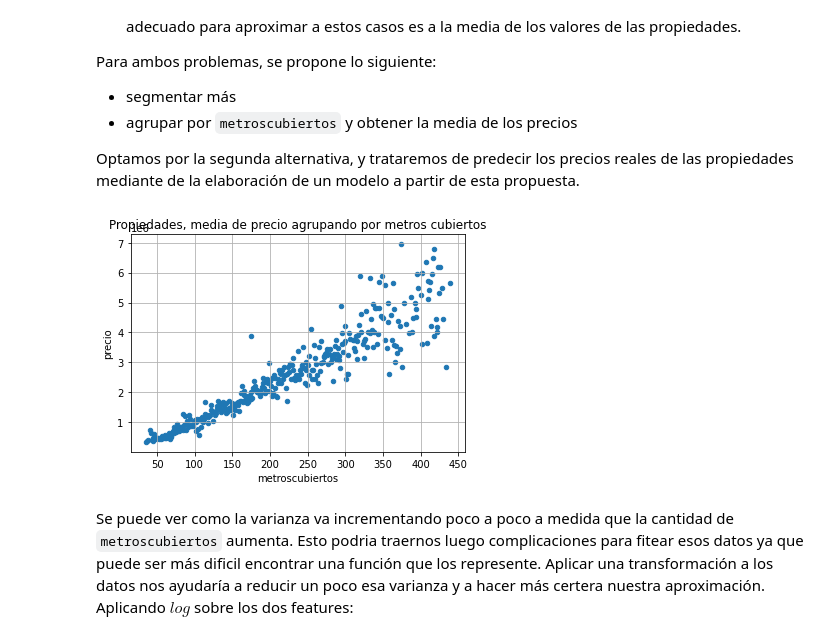
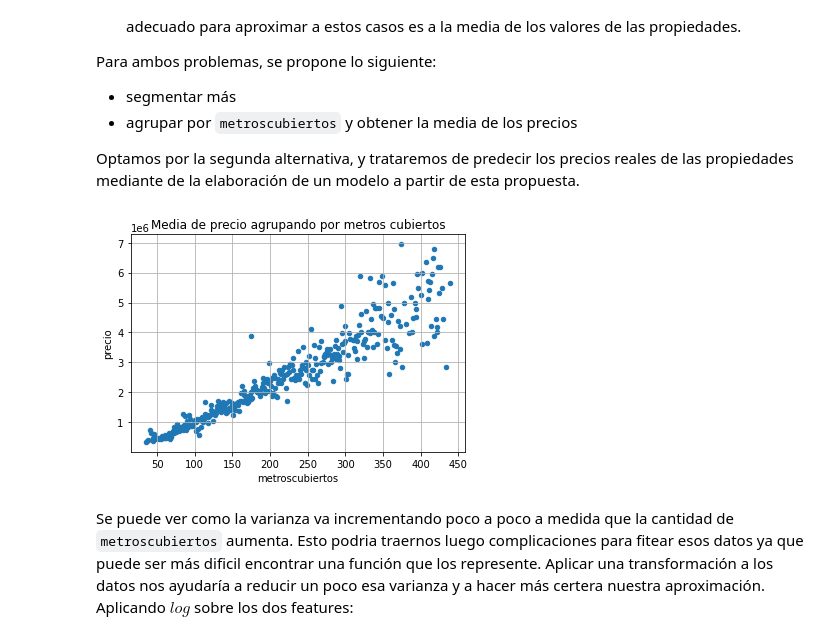
Before and after one commit to fzanollo/metodos-num, a Jupyter notebook: tp3/notebooks/Precios.ipynb, the cells around one changed output. Drawn from its saved outputs; the diff is of its cells as text; code cells hidden in the pictures.

```diff
--- a/tp3/notebooks/PruebaDeConcepto-Final.ipynb
+++ b/tp3/notebooks/Precios.ipynb
@@ -280,13 +280,13 @@ Optamos por la segunda alternativa, y trataremos de predecir los precios reales
 # %%
 _train_df = train_df.groupby('metroscubiertos').mean().reset_index()
 
 # graficamos para hacernos una idea de la linealidad entre las dos variables
 _train_df.plot.scatter(y='precio', x='metroscubiertos')
-plt.title("Propiedades, media de precio agrupando por metros cubiertos")
+plt.title("Media de precio agrupando por metros cubiertos")
 plt.grid(True)
 plt.show()
 # %% [output]
-[figure, old version]
+[figure, new version]
 # %% [markdown]
 Se puede ver como la varianza va incrementando poco a poco a medida que la cantidad de `metroscubiertos` aumenta. Esto podria traernos luego complicaciones para fitear esos datos ya que puede ser más dificil encontrar una función que los represente. Aplicar una transformación a los datos nos ayudaría a reducir un poco esa varianza y a hacer más certera nuestra aproximación. Aplicando $log$ sobre los dos features:
 # %%
```
Also changed, not shown: parts of 18 cells of this notebook, 3 other files.
